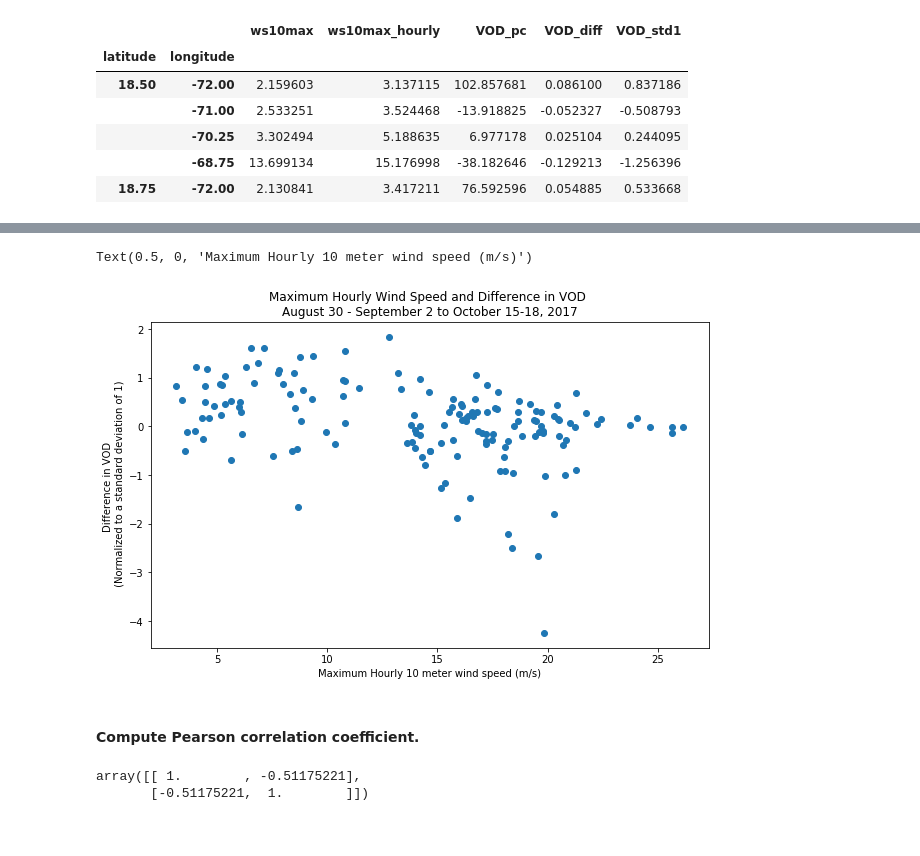
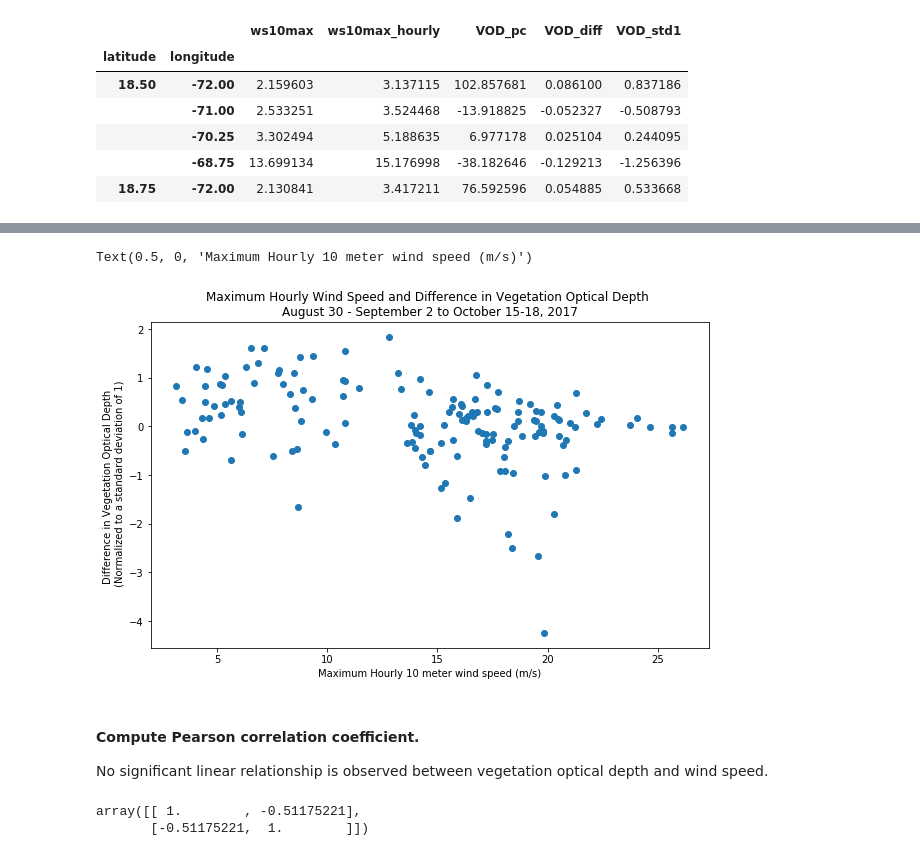
Before and after one commit to rabernat/wind-extremes, a Jupyter notebook: RCES_wind_extremes_VOD.ipynb, the cells around one changed output, grey strips where cells are left out. Saved outputs shown, nothing was run; the diff lists cells and outputs as text; code cells hidden in the pictures.

```diff
--- a/RCES_wind_extremes_VOD.ipynb
+++ b/RCES_wind_extremes_VOD.ipynb
@@ -365,14 +385,16 @@ Text(0.5, 0, 'Maximum 10 meter wind speed (m/s)')
 # %%
 plt.figure(figsize = (10, 6))
 plt.scatter(df.ws10max_hourly, df.VOD_std1)
-plt.title('Maximum Hourly Wind Speed and Difference in VOD \nAugust 30 - September 2 to October 15-18, 2017')
-plt.ylabel('Difference in VOD \n (Normalized to a standard deviation of 1)')
+plt.title('Maximum Hourly Wind Speed and Difference in Vegetation Optical Depth \nAugust 30 - September 2 to October 15-18, 2017')
+plt.ylabel('Difference in Vegetation Optical Depth \n (Normalized to a standard deviation of 1)')
 plt.xlabel('Maximum Hourly 10 meter wind speed (m/s)')
 # %% [output]
 Text(0.5, 0, 'Maximum Hourly 10 meter wind speed (m/s)')
-[figure, old version]
+[figure, new version]
-# %% [markdown]
-#### Compute Pearson correlation coefficient.
+# %% [markdown]
+#### Compute Pearson correlation coefficient.
+
+No significant linear relationship is observed between vegetation optical depth and wind speed.
 # %%
 np.corrcoef(df.ws10max, df.VOD_std1, rowvar = False)
 # %% [output]
```
Also changed, not shown: parts of 27 cells of this notebook.
